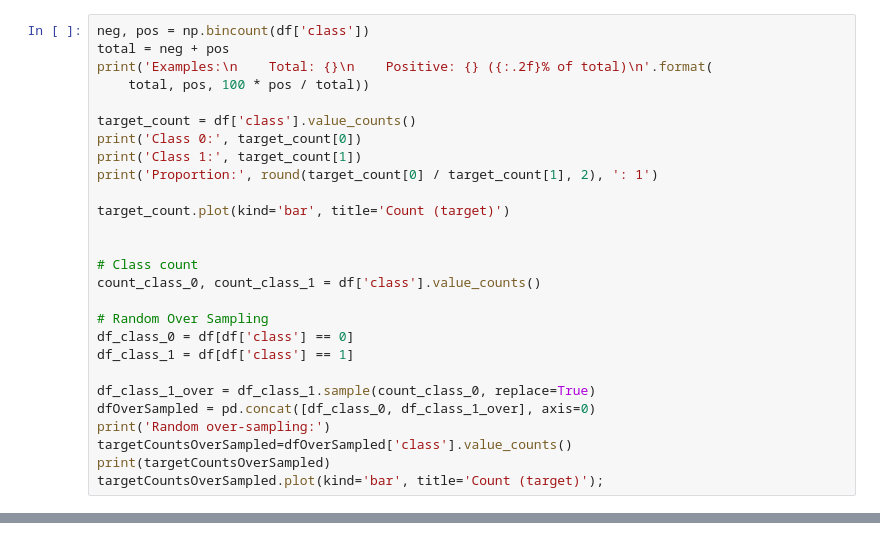
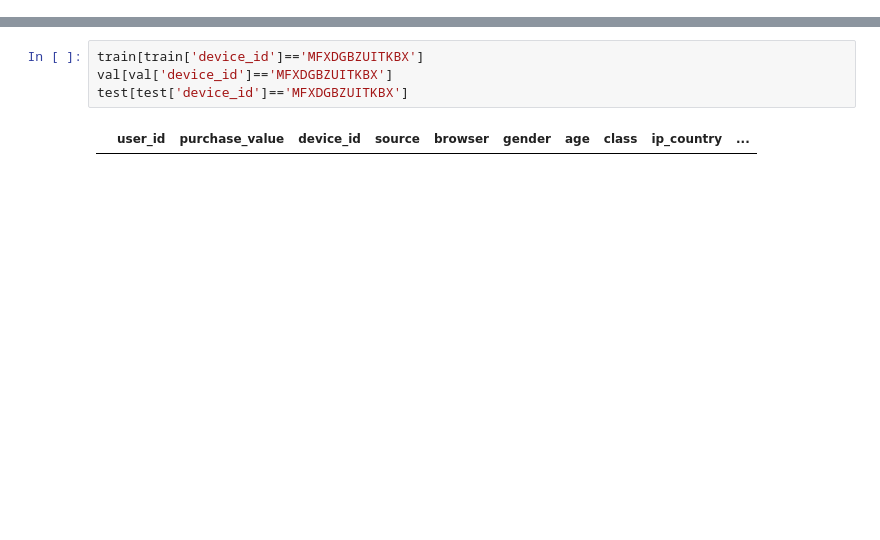
Before and after one commit to faikozcan/MLFraud, a Jupyter notebook: Wide_DeepWithCustomModel.ipynb, the cells around one changed output, grey strips where cells are left out. Saved outputs shown, nothing was run; the diff lists cells and outputs as text; blank space fills up the shorter version.

```diff
--- a/Wide_DeepWithCustomModel.ipynb
+++ b/Wide_DeepWithCustomModel.ipynb
@@ -38,27 +55,0 @@ Balancing Dataset With Oversampling
-# %%
-neg, pos = np.bincount(df['class'])
-total = neg + pos
-print('Examples:\n    Total: {}\n    Positive: {} ({:.2f}% of total)\n'.format(
-    total, pos, 100 * pos / total))
-
-target_count = df['class'].value_counts()
-print('Class 0:', target_count[0])
-print('Class 1:', target_count[1])
-print('Proportion:', round(target_count[0] / target_count[1], 2), ': 1')
-
-target_count.plot(kind='bar', title='Count (target)')
-
-
-# Class count
-count_class_0, count_class_1 = df['class'].value_counts()
-
-# Random Over Sampling
-df_class_0 = df[df['class'] == 0]
-df_class_1 = df[df['class'] == 1]
-
-df_class_1_over = df_class_1.sample(count_class_0, replace=True)
-dfOverSampled = pd.concat([df_class_0, df_class_1_over], axis=0)
-print('Random over-sampling:')
-targetCountsOverSampled=dfOverSampled['class'].value_counts()
-print(targetCountsOverSampled)
-targetCountsOverSampled.plot(kind='bar', title='Count (target)');
@@ -234,0 +306,6 @@ ________________________________________________________________________________
+# %%
+train[train['device_id']=='MFXDGBZUITKBX']
+val[val['device_id']=='MFXDGBZUITKBX']
+test[test['device_id']=='MFXDGBZUITKBX']
+# %% [output]
+|  | user_id | purchase_value | device_id | source | browser | gender | age | class | ip_country | ... |
```
Also changed, not shown: parts of 15 cells of this notebook.
